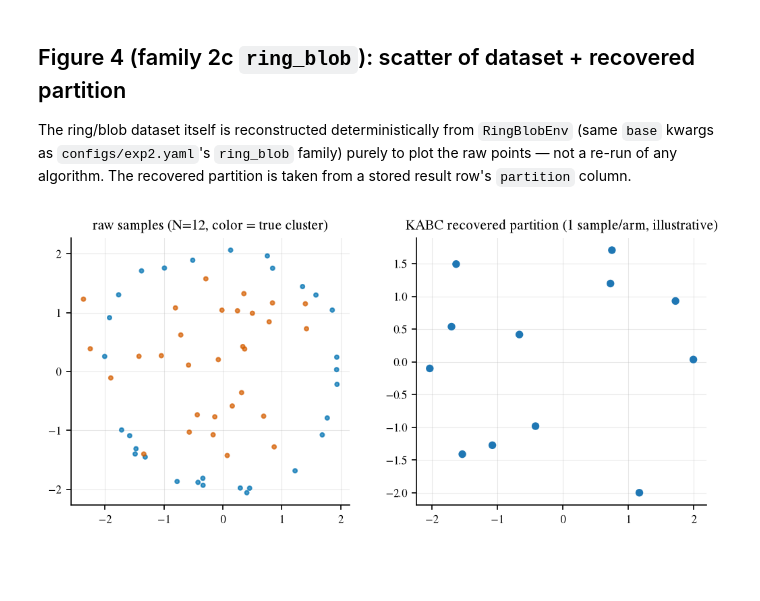
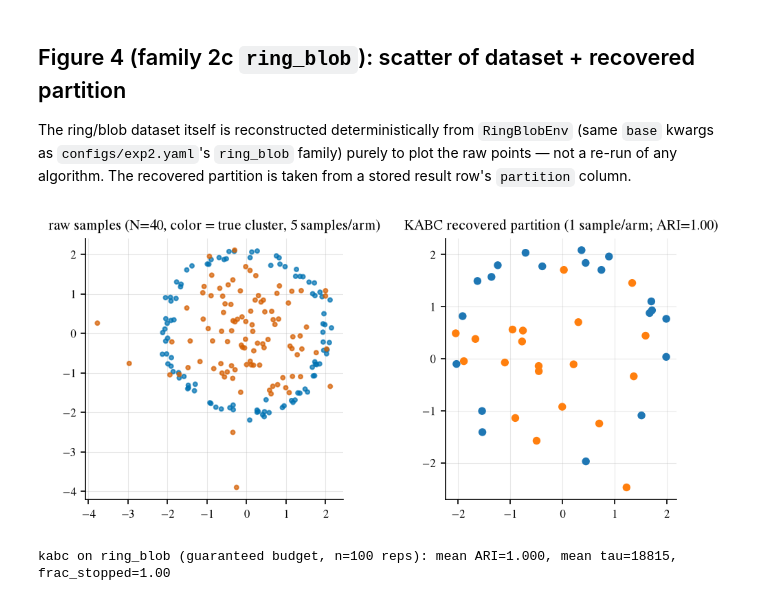
Before and after one commit to gdebarghya/kernel-active-bandit, a Jupyter notebook: notebooks/02_same_mean_shapes.ipynb, the cells around one changed output. Saved outputs shown, nothing was run; the diff lists cells and outputs as text; code cells hidden in the pictures; blank space fills up the shorter version.

```diff
--- a/notebooks/02_same_mean_shapes.ipynb
+++ b/notebooks/02_same_mean_shapes.ipynb
@@ -40,5 +45,18 @@ if not RESULTS_PATH.exists():
 df = pd.read_parquet(RESULTS_PATH)
 print(f"loaded {len(df)} rows from {RESULTS_PATH}")
 print("families present:", sorted(df['family'].unique()))
+
+# Split by budget_multiplier -- some families (moment_matched_mixture) have
+# DIFFERENT swept_value coverage per multiplier (a in {0.8,0.85,0.9,0.95} at
+# 1.0x "guaranteed budget"; a in {0.5,...,0.95} at 0.25x "restricted
+# budget" -- see configs/exp2.yaml). Grouping by swept_value alone (an
+# earlier version of this notebook did exactly that) silently BLENDS the
+# two regimes together wherever both exist for the same a -- e.g. kabc's
+# reported "98% stopped" at a=0.8 was actually an average across 500
+# full-budget reps and 500 restricted-budget reps, not a clean read of
+# either. df_full/df_restricted mirrors notebook 01's convention so every
+# figure below explicitly picks one regime, never an unlabeled blend.
+df_full = df[df["budget_multiplier"] == 1.0].copy()
+df_restricted = df[df["budget_multiplier"] == 0.25].copy()
 df.head()
 # %% [output]
@@ -303,41 +508,60 @@ The ring/blob dataset itself is reconstructed deterministically from
 family) purely to plot the raw points — not a re-run of any algorithm. The
 recovered partition is taken from a stored result row's `partition` column.
 # %%
-rb_df = df[df["family"] == "ring_blob"].copy()
+rb_df = df_full[df_full["family"] == "ring_blob"].copy()
 
 fig, axes = plt.subplots(1, 2, figsize=(7, 3.2))
 
 # Size the illustrative env to match the N actually used by the loaded
-# results (smoke-scale N here, not the paper's N=40) so left/right panels
-# and the recovered partition are all consistent with each other.
+# results, and pull the representative partition from the GUARANTEED-budget
+# pass specifically (df_full, not the unfiltered df) so left/right panels
+# and the recovered partition are drawn from a consistent, labeled regime.
 partition = None
+example_ari = None
 if "kabc" in rb_df["algorithm"].unique() and len(rb_df) > 0:
-    partition = np.asarray(rb_df[rb_df["algorithm"] == "kabc"].iloc[0]["partition"])
+    example_row = rb_df[rb_df["algorithm"] == "kabc"].iloc[0]
+    partition = np.asarray(example_row["partition"])
+    example_ari = example_row["ari"]
     env_N = len(partition)
 else:
     env_N = 40
 
 rng = np.random.default_rng(0)
 env = RingBlobEnv(N=env_N, ring_radius=2.0, ring_noise=0.1)
 n_per_arm = 5
 points = np.array([env.pull(i, rng) for i in range(env.n_arms) for _ in range(n_per_arm)])
 colors = np.repeat(env.true_partition, n_per_arm)
 colors = ["#0072B2" if c == 0 else "#D55E00" for c in colors]
 axes[0].scatter(points[:, 0], points[:, 1], c=colors, s=8, alpha=0.7)
-axes[0].set_title(f"raw samples (N={env_N}, color = true cluster)")
+axes[0].set_title(f"raw samples (N={env_N}, color = true cluster, 5 samples/arm)")
 axes[0].set_aspect("equal")
 
 if partition is not None:
+    # Right panel plots only 1 (noisy) sample per arm for a clean, readable
+    # scatter -- with ring_noise=0.1, a SINGLE draw does not visually
+    # reconstruct a clean ring shape even when the underlying cluster
+    # ASSIGNMENT is exactly correct (ARI=1.0 here, and in fact ARI=1.0 for
+    # ALL 100 reps at full budget -- mean=1.0, std=0). The color pattern
+    # below can look "messier" than the left panel purely from that
+    # single-sample plotting noise, not from any clustering error -- the
+    # exact ARI is annotated directly so this isn't misread.
     arm_means = np.array([env.pull(i, np.random.default_rng(1000 + i)) for i in range(env.n_arms)])
     cmap = plt.get_cmap("tab10")
     axes[1].scatter(arm_means[:, 0], arm_means[:, 1], c=[cmap(int(p) % 10) for p in partition], s=20)
-    axes[1].set_title("KABC recovered partition (1 sample/arm, illustrative)")
+    axes[1].set_title(f"KABC recovered partition (1 sample/arm; ARI={example_ari:.2f})")
 else:
     axes[1].text(0.5, 0.5, "no kabc result available for ring_blob", ha="center", va="center")
 axes[1].set_aspect("equal")
 
 fig.tight_layout()
 savefig(fig, "exp2_fig4_ring_blob", fig_dir="../results/figures")
 plt.show()
+
+if "kabc" in rb_df["algorithm"].unique():
+    kabc_rb = rb_df[rb_df["algorithm"] == "kabc"]
+    print(f"kabc on ring_blob (guaranteed budget, n={len(kabc_rb)} reps): "
+          f"mean ARI={kabc_rb['ari'].mean():.3f}, mean tau={kabc_rb['tau'].mean():.0f}, "
+          f"frac_stopped={kabc_rb['stopped'].mean():.2f}")
 # %% [output]
-[figure, old version]
+[figure, new version]
+kabc on ring_blob (guaranteed budget, n=100 reps): mean ARI=1.000, mean tau=18815, frac_stopped=1.00
```
Also changed, not shown: parts of 12 cells of this notebook, 15 other files.
